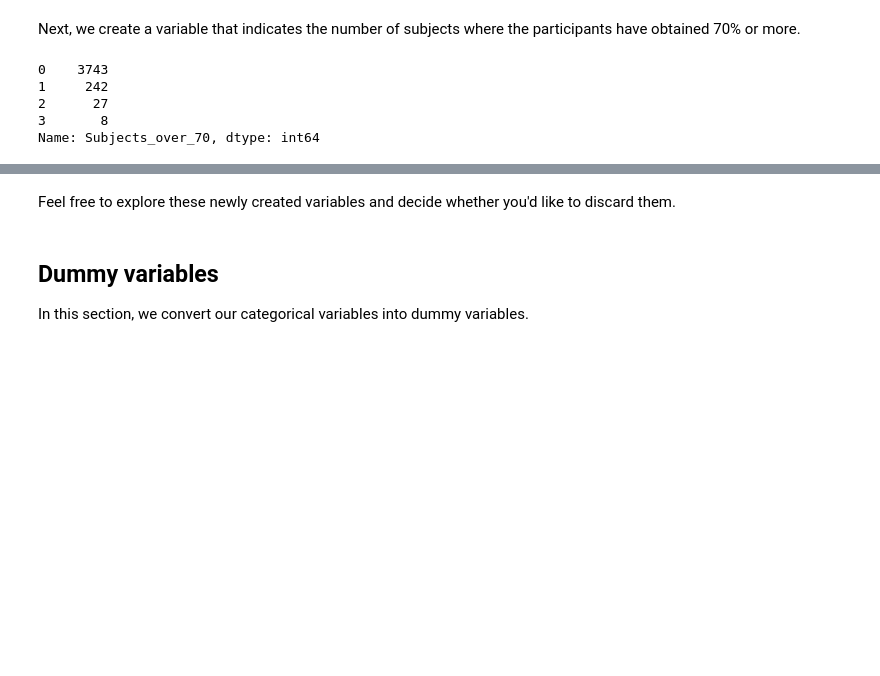
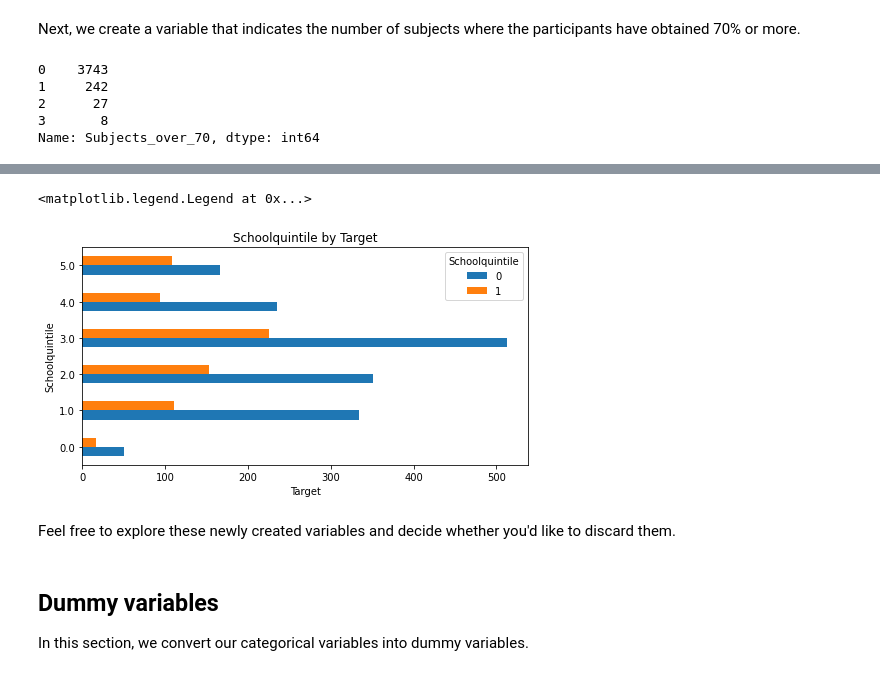
Before and after one commit to pushkarsaxena96/Youth-income-prediction-challenge, a Jupyter notebook: Predictive_Insights_Starting_Notebook.ipynb, the cells around one changed output, grey strips where cells are left out. Cells and saved outputs as stored; diff of their text form; code cells hidden in the pictures; blank space fills up the shorter version.

```diff
--- a/Predictive_Insights_Starting_Notebook.ipynb
+++ b/Predictive_Insights_Starting_Notebook.ipynb
@@ -432,3 +494,14 @@ df_train.head()
+# %%
+df_Schoolquintile = df_train.groupby(["Schoolquintile","Target"])["Target"].count().unstack().reset_index()
+df_Schoolquintile = df_Schoolquintile.set_index("Schoolquintile")
+df_Schoolquintile.plot.barh( figsize=(8, 4))
+plt.xlabel("Target")
+plt.ylabel("Schoolquintile")
+plt.title("Schoolquintile by Target")
+plt.legend(title="Schoolquintile")
+# %% [output]
+<matplotlib.legend.Legend at 0x...>
+[figure, added]
 # %% [markdown]
 Feel free to explore these newly created variables and decide whether you'd like to discard them.
 # %% [markdown]
```
Also changed, not shown: parts of 12 cells of this notebook.
